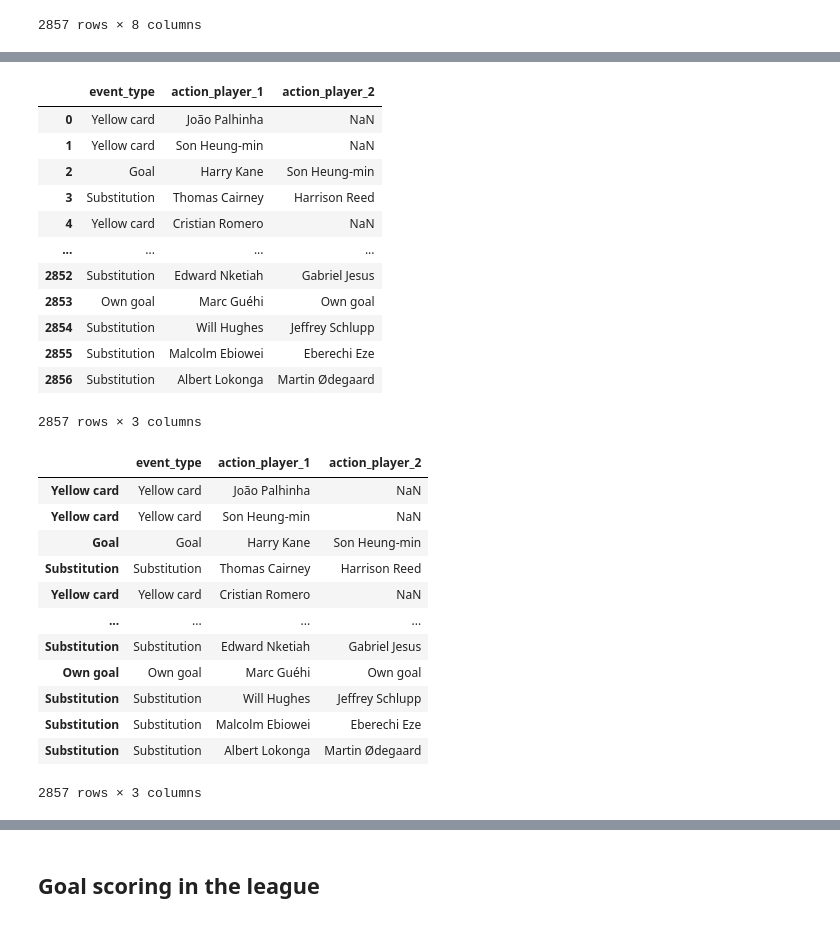
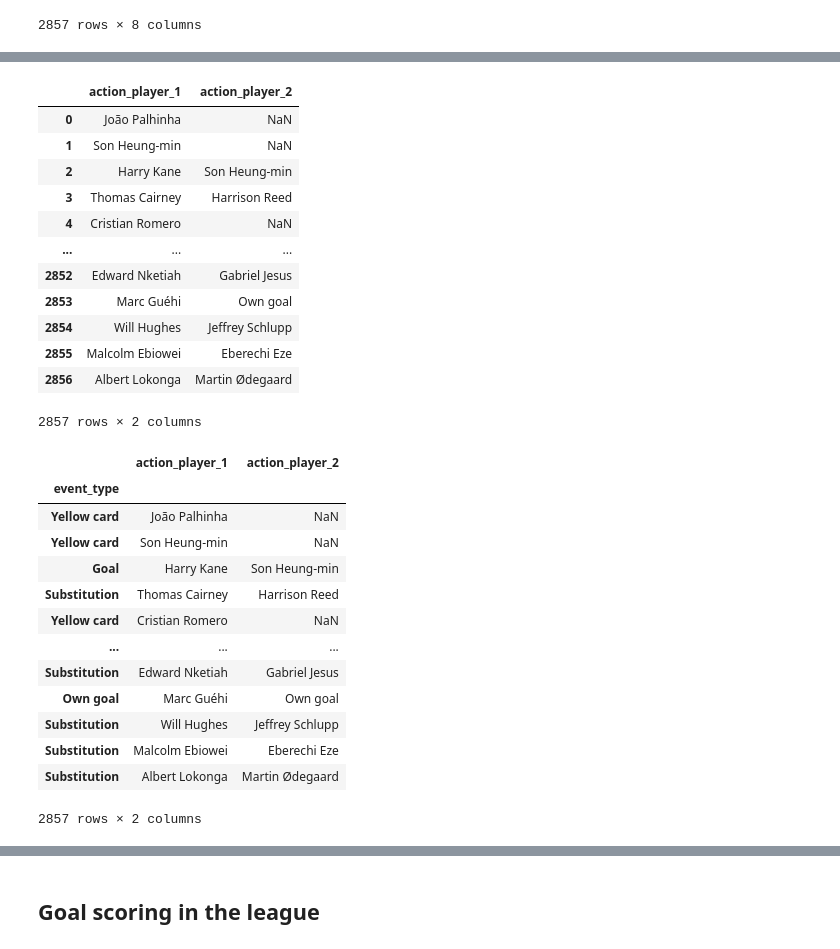
Before and after one commit to Azaya89/English-premier-league-stats-22-23, a Jupyter notebook: Premier_League_22-23.ipynb, the cells around one changed output, grey strips where cells are left out. Saved outputs shown, nothing was run; the diff lists cells and outputs as text; code cells hidden in the pictures.

```diff
--- a/Premier_League_22-23.ipynb
+++ b/Premier_League_22-23.ipynb
@@ -4,7 +4,7 @@
 import pandas as pd
 import numpy as np
 # %%
-file = r"C:\Users\SimpcyClassy\Desktop\Pandas\events_premier-league_2022-23.csv"
+file = r"events_premier-league_2022-23.csv"
 
 #Create a DataFrame from the csv file
 df = pd.read_csv(file)
@@ -47,40 +47,40 @@ df.sample(20)
 # %%
-#Create a variable from the main data showing only the event_type and
-#player involvement.
-match_events = df.loc[:,'event_type':'action_player_2']
+#Create a variable from the main data showing only player involvement.
+match_events = df.loc[:,'action_player_1':'action_player_2']
 match_events
 # %% [output]
-|  | event_type | action_player_1 | action_player_2 |
-| 0 | Yellow card | João Palhinha | NaN |
-| 1 | Yellow card | Son Heung-min | NaN |
-| 2 | Goal | Harry Kane | Son Heung-min |
-| 3 | Substitution | Thomas Cairney | Harrison Reed |
-| 4 | Yellow card | Cristian Romero | NaN |
-| ... | ... | ... | ... |
-| 2852 | Substitution | Edward Nketiah | Gabriel Jesus |
-| 2853 | Own goal | Marc Guéhi | Own goal |
-| 2854 | Substitution | Will Hughes | Jeffrey Schlupp |
-| 2855 | Substitution | Malcolm Ebiowei | Eberechi Eze |
-| 2856 | Substitution | Albert Lokonga | Martin Ødegaard |
+|  | action_player_1 | action_player_2 |
+| 0 | João Palhinha | NaN |
+| 1 | Son Heung-min | NaN |
+| 2 | Harry Kane | Son Heung-min |
+| 3 | Thomas Cairney | Harrison Reed |
+| 4 | Cristian Romero | NaN |
+| ... | ... | ... |
+| 2852 | Edward Nketiah | Gabriel Jesus |
+| 2853 | Marc Guéhi | Own goal |
+| 2854 | Will Hughes | Jeffrey Schlupp |
+| 2855 | Malcolm Ebiowei | Eberechi Eze |
+| 2856 | Albert Lokonga | Martin Ødegaard |
-2857 rows × 3 columns
+2857 rows × 2 columns
 # %%
 #Rename the index to event_type
-event_idx = match_events.rename(df.event_type)
+event_idx = match_events.set_index(df.event_type)
 event_idx
 # %% [output]
-|  | event_type | action_player_1 | action_player_2 |
-| Yellow card | Yellow card | João Palhinha | NaN |
-| Yellow card | Yellow card | Son Heung-min | NaN |
-| Goal | Goal | Harry Kane | Son Heung-min |
-| Substitution | Substitution | Thomas Cairney | Harrison Reed |
-| Yellow card | Yellow card | Cristian Romero | NaN |
-| ... | ... | ... | ... |
-| Substitution | Substitution | Edward Nketiah | Gabriel Jesus |
-| Own goal | Own goal | Marc Guéhi | Own goal |
-| Substitution | Substitution | Will Hughes | Jeffrey Schlupp |
-| Substitution | Substitution | Malcolm Ebiowei | Eberechi Eze |
-| Substitution | Substitution | Albert Lokonga | Martin Ødegaard |
+|  | action_player_1 | action_player_2 |
+| event_type |  |  |
+| Yellow card | João Palhinha | NaN |
+| Yellow card | Son Heung-min | NaN |
+| Goal | Harry Kane | Son Heung-min |
+| Substitution | Thomas Cairney | Harrison Reed |
+| Yellow card | Cristian Romero | NaN |
+| ... | ... | ... |
+| Substitution | Edward Nketiah | Gabriel Jesus |
+| Own goal | Marc Guéhi | Own goal |
+| Substitution | Will Hughes | Jeffrey Schlupp |
+| Substitution | Malcolm Ebiowei | Eberechi Eze |
+| Substitution | Albert Lokonga | Martin Ødegaard |
-2857 rows × 3 columns
+2857 rows × 2 columns
 # %%
 #Create a new variable from the renamed match_events
 #selecting only the goal contributions
```
Also changed, not shown: parts of 9 cells of this notebook.
